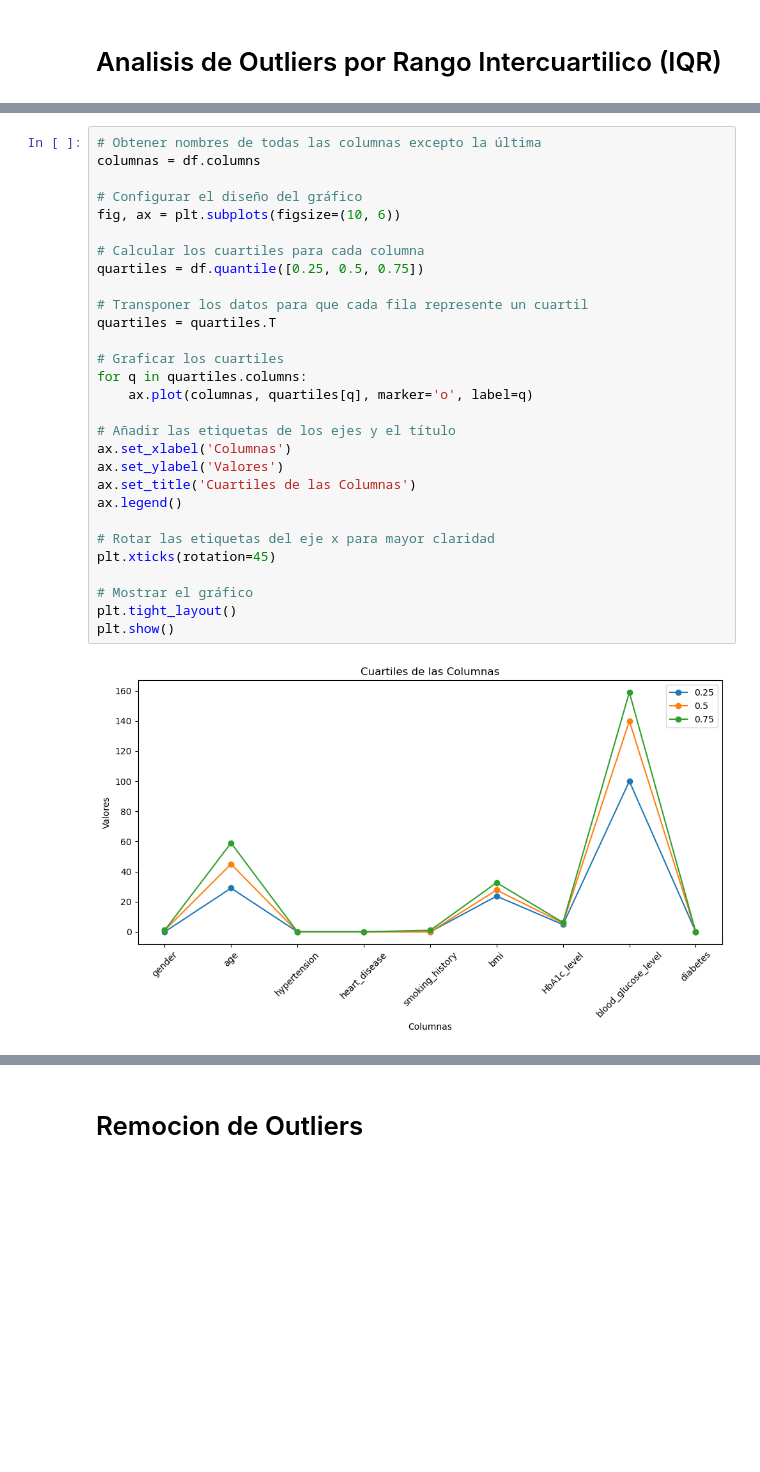
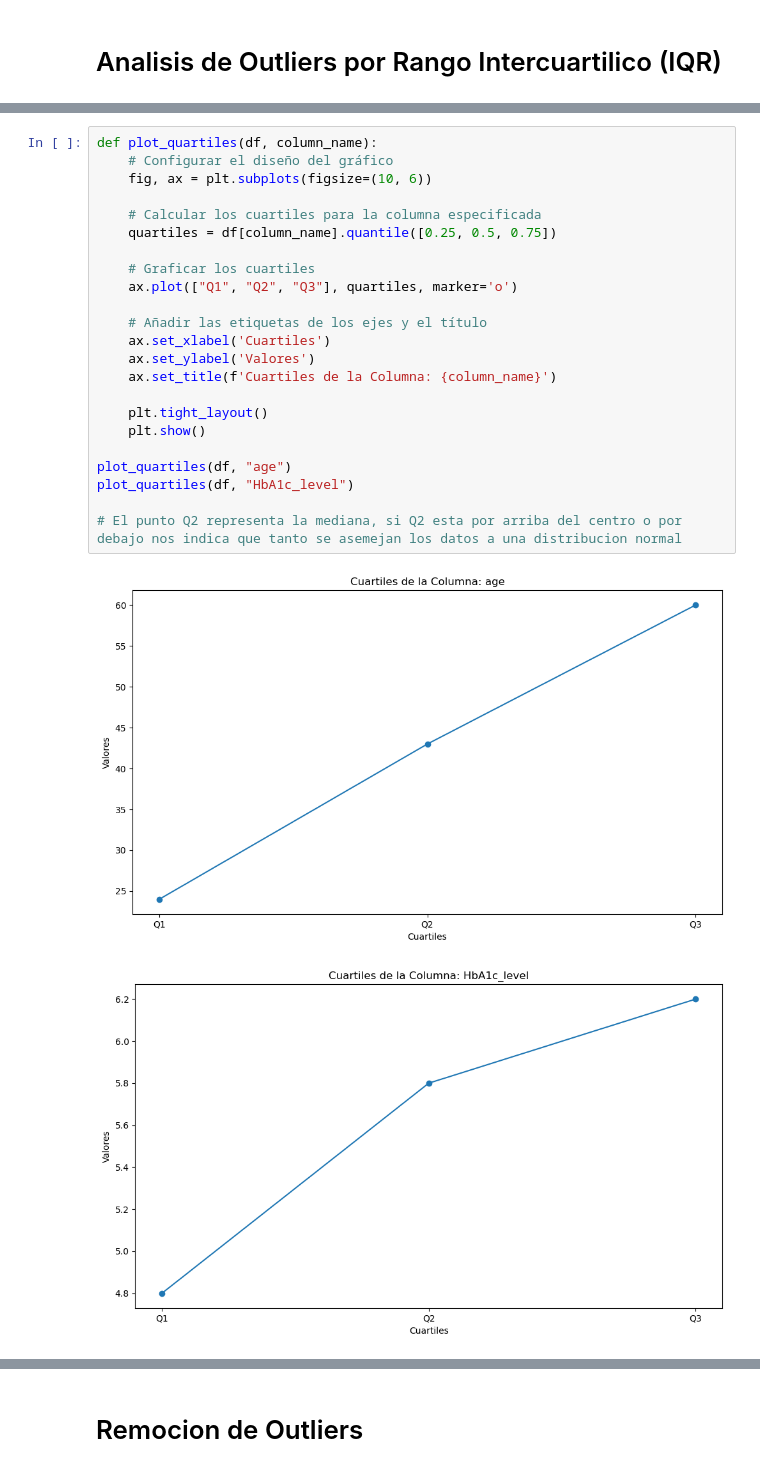
Before and after one commit to Meira8622/red_neuronal_diabetes, a Jupyter notebook: red_neuronal_mate3.ipynb, the cells around one changed output, grey strips where cells are left out. Saved outputs shown, nothing was run; the diff lists cells and outputs as text; blank space fills up the shorter version.

```diff
--- a/red_neuronal_mate3.ipynb
+++ b/red_neuronal_mate3.ipynb
@@ -132,31 +107,26 @@ plt.show()
 # %%
-# Obtener nombres de todas las columnas excepto la última
-columnas = df.columns
+def plot_quartiles(df, column_name):
+    # Configurar el diseño del gráfico
+    fig, ax = plt.subplots(figsize=(10, 6))
 
-# Configurar el diseño del gráfico
-fig, ax = plt.subplots(figsize=(10, 6))
+    # Calcular los cuartiles para la columna especificada
+    quartiles = df[column_name].quantile([0.25, 0.5, 0.75])
 
-# Calcular los cuartiles para cada columna
-quartiles = df.quantile([0.25, 0.5, 0.75])
+    # Graficar los cuartiles
+    ax.plot(["Q1", "Q2", "Q3"], quartiles, marker='o')
 
-# Transponer los datos para que cada fila represente un cuartil
-quartiles = quartiles.T
+    # Añadir las etiquetas de los ejes y el título
+    ax.set_xlabel('Cuartiles')
+    ax.set_ylabel('Valores')
+    ax.set_title(f'Cuartiles de la Columna: {column_name}')
 
-# Graficar los cuartiles
-for q in quartiles.columns:
-    ax.plot(columnas, quartiles[q], marker='o', label=q)
+    plt.tight_layout()
+    plt.show()
 
-# Añadir las etiquetas de los ejes y el título
-ax.set_xlabel('Columnas')
-ax.set_ylabel('Valores')
-ax.set_title('Cuartiles de las Columnas')
-ax.legend()
+plot_quartiles(df, "age")
+plot_quartiles(df, "HbA1c_level")
 
-# Rotar las etiquetas del eje x para mayor claridad
-plt.xticks(rotation=45)
-
-# Mostrar el gráfico
-plt.tight_layout()
-plt.show()
+# El punto Q2 representa la mediana, si Q2 esta por arriba del centro o por debajo nos indica que tanto se asemejan los datos a una distribucion normal
 # %% [output]
-[figure, old version]
+[figure, new version]
+[figure, added]
```
Also changed, not shown: parts of 27 cells of this notebook.
